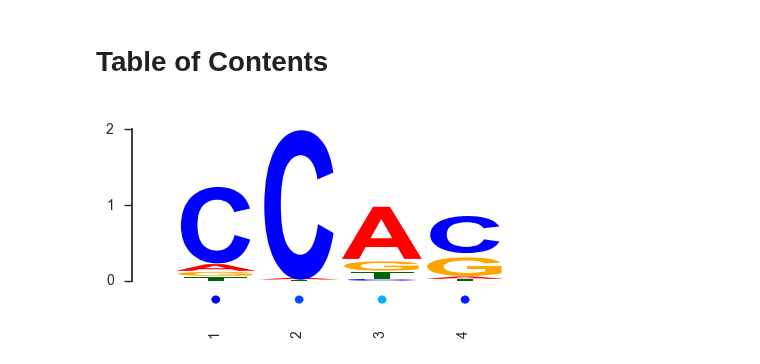
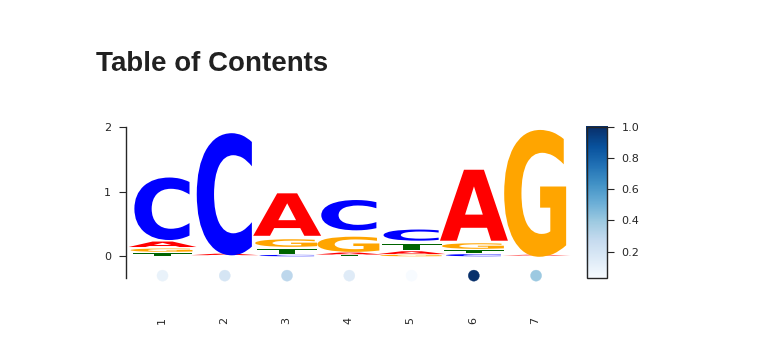
Before and after one commit to saketkc/notebooks, a Jupyter notebook: python/Mutation Logo.ipynb, the cells around one changed output. Drawn from its saved outputs; the diff is of its cells as text; code cells hidden in the pictures.

```diff
--- a/python/Mutation Logo.ipynb
+++ b/python/Mutation Logo.ipynb
@@ -314,8 +331,8 @@ def draw_conservation_scores(all_scores, conservation_scores, fontfamily='Arial'
     mpl.rcParams['font.family'] = fontfamily
     cms = mpl.cm
     maps = [cms.jet, cms.gray, cms.autumn]
-
-    fig, ax = plt.subplots(figsize=(len(all_scores), 2.5))
+    cmap = mpl.cm.Blues
+    fig, ax = plt.subplots(figsize=(len(all_scores)+0.5, 2.5))
 
     font = FontProperties()
     font.set_size(size)
@@ -324,19 +341,28 @@ def draw_conservation_scores(all_scores, conservation_scores, fontfamily='Arial'
     #font.set_family(fontfamily)
 
 
-
     trans_offset = transforms.offset_copy(ax.transData,
                                           fig=fig,
                                           x=1,
                                           y=0,
                                           units='dots')
+    trans_offset2 = transforms.offset_copy(ax.transData,
+                                      fig=fig,
+                                      x=2,
+                                      y=0,
+                                      units='dots')
+    sc = ax.scatter(range(1, len(all_scores)+1), [-0.3]*len(all_scores),
+                    s=100,
+                    c=conservation_scores,
+                    cmap=cmap,
+                    transform=trans_offset )
 
     for index, scores in enumerate(all_scores):
         yshift = 0
         conservation_score = conservation_scores[index]
         color = maps[0](conservation_score)
-        circ = plt.Circle((index+1, -.25), 0.05, transform=trans_offset, color=color)#, r=5)
-        ax.add_artist(circ)#, clip_on=False)
+        #circ = plt.Circle((index+1, -.25), 0.05,  color=color, label=conservation_score)#, r=5)
+        #ax.add_artist(circ)#, clip_on=False)
 
         for base, score in scores:
             txt = ax.text(index+1,
@@ -368,21 +394,36 @@ def draw_conservation_scores(all_scores, conservation_scores, fontfamily='Arial'
     #ax.scatter(conservation_scores, [0,0,0,0],
     #            c = conservation_scores)
     #ax.margins(x=1)
+
     ax.set_xmargin(1)
     ax.set_ymargin(1)
     ax.set_xticks(range(1,len(all_scores)+1))
     ax.set_yticks(range(0,3))
     ax.set_xticklabels(range(1,len(all_scores)+1), rotation=90)
     ax.set_yticklabels(np.arange(0,3,1))
-    seaborn.despine(ax=ax, bottom=True, trim=False)
-    #plt.show()
-    plt.tight_layout()
+    seaborn.despine(ax=ax, bottom=True, trim=False, offset=15)
+
+    #plt.legend()
+    #plt.colorbar()
+
+    #norm = mpl.colors.Normalize(vmin=0.,vmax=1.)
+    #fig.colorbar(sc, cax=ax)
+
+    divider = make_axes_locatable(ax)
+    cax = divider.append_axes('right', size='5%', pad=0.4)
+
+    fig.colorbar(sc, cax=cax, orientation='vertical', cmap=cmap)
+
+    #plt.legend(circ, 'Conservation')
+    #ax.colorbar()
+    #plt.tight_layout()
+
     for o in fig.findobj():
         o.set_clip_on(False)
 # %%
-draw_conservation_scores(ALL_SCORES1[1:5], conservation_scores = [0.1,0.2,0.3,0.15])
+draw_conservation_scores(ALL_SCORES1[1:8], conservation_scores = [0.1,0.2,0.3,0.15,0.03,1,0.4])
 # %% [output]
-[figure, old version]
+[figure, new version]
 # %%
 draw_logo_mutated(ALL_SCORES1[1:5])
 # %% [output]
```
Also changed, not shown: parts of 3 cells of this notebook, 2 other files.
